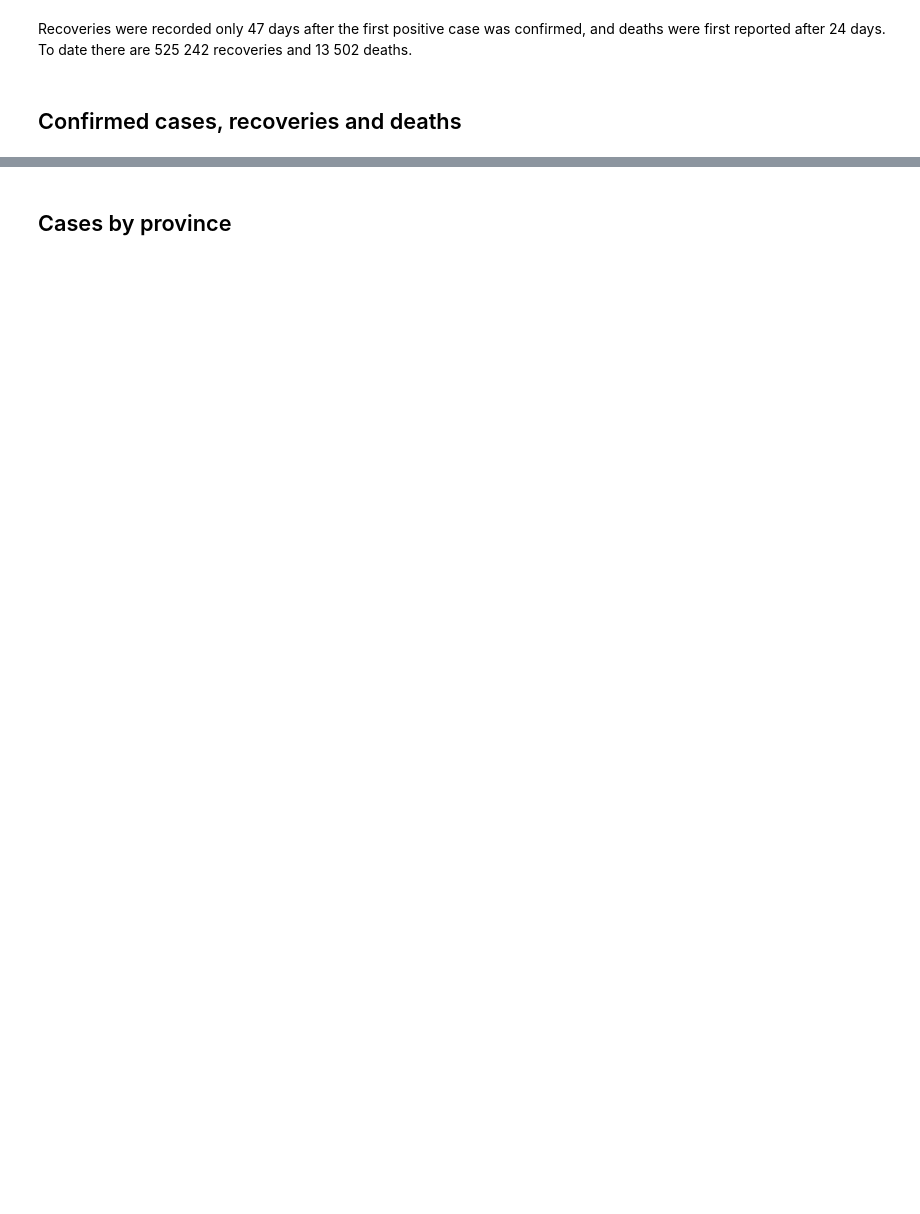
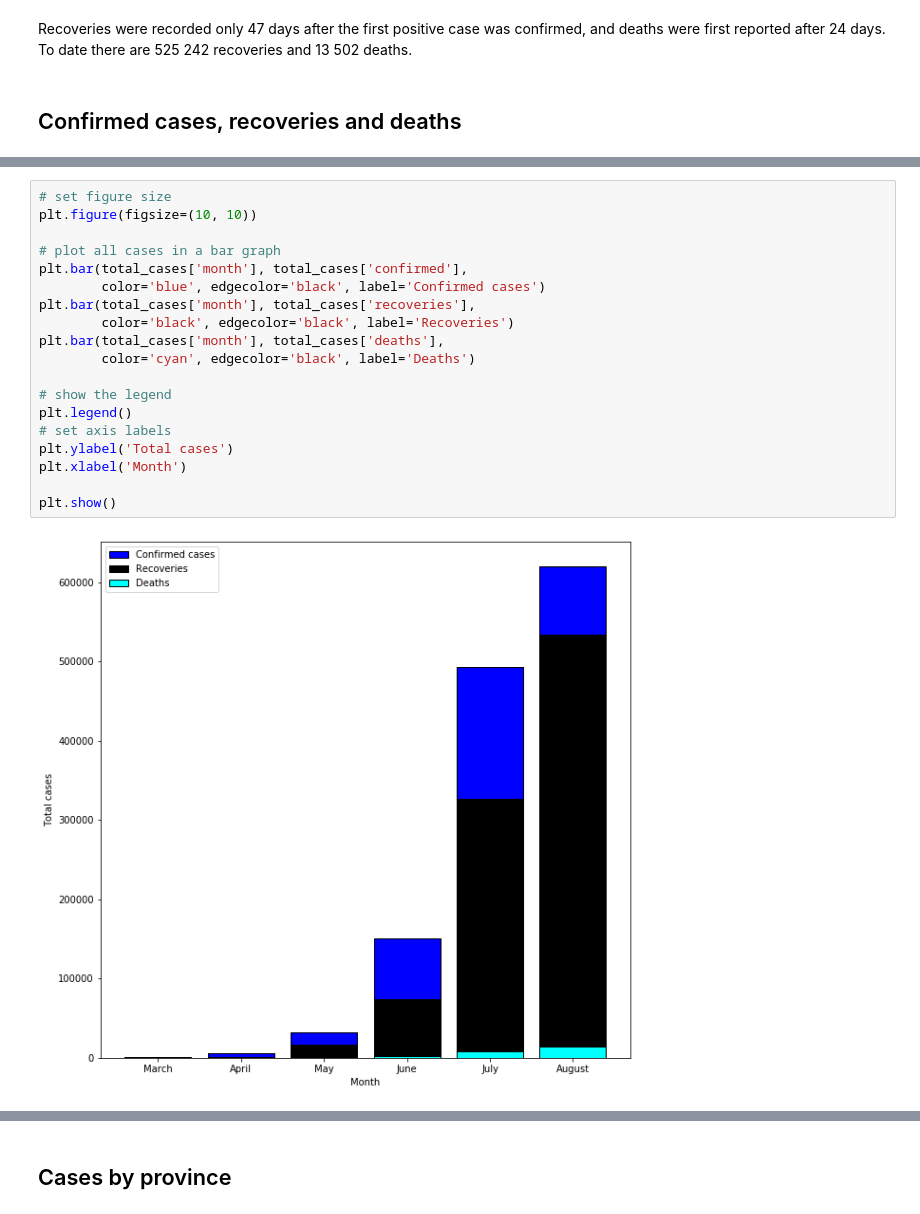
Before and after one commit to ZintleFaltein/Covid-modelling, a Jupyter notebook: Notebooks/Covid19_analysis.ipynb, the cells around one changed output, grey strips where cells are left out. Saved outputs shown, nothing was run; the diff lists cells and outputs as text; blank space fills up the shorter version.

```diff
--- a/Notebooks/Covid19_analysis.ipynb
+++ b/Notebooks/Covid19_analysis.ipynb
@@ -115,0 +146,21 @@ ggplot(total_cases, aes(x='date')) + \
+# %%
+# set figure size
+plt.figure(figsize=(10, 10))
+
+# plot all cases in a bar graph
+plt.bar(total_cases['month'], total_cases['confirmed'],
+        color='blue', edgecolor='black', label='Confirmed cases')
+plt.bar(total_cases['month'], total_cases['recoveries'],
+        color='black', edgecolor='black', label='Recoveries')
+plt.bar(total_cases['month'], total_cases['deaths'],
+        color='cyan', edgecolor='black', label='Deaths')
+
+# show the legend
+plt.legend()
+# set axis labels
+plt.ylabel('Total cases')
+plt.xlabel('Month')
+
+plt.show()
+# %% [output]
+[figure, added]
```
Also changed, not shown: parts of 22 cells of this notebook.
